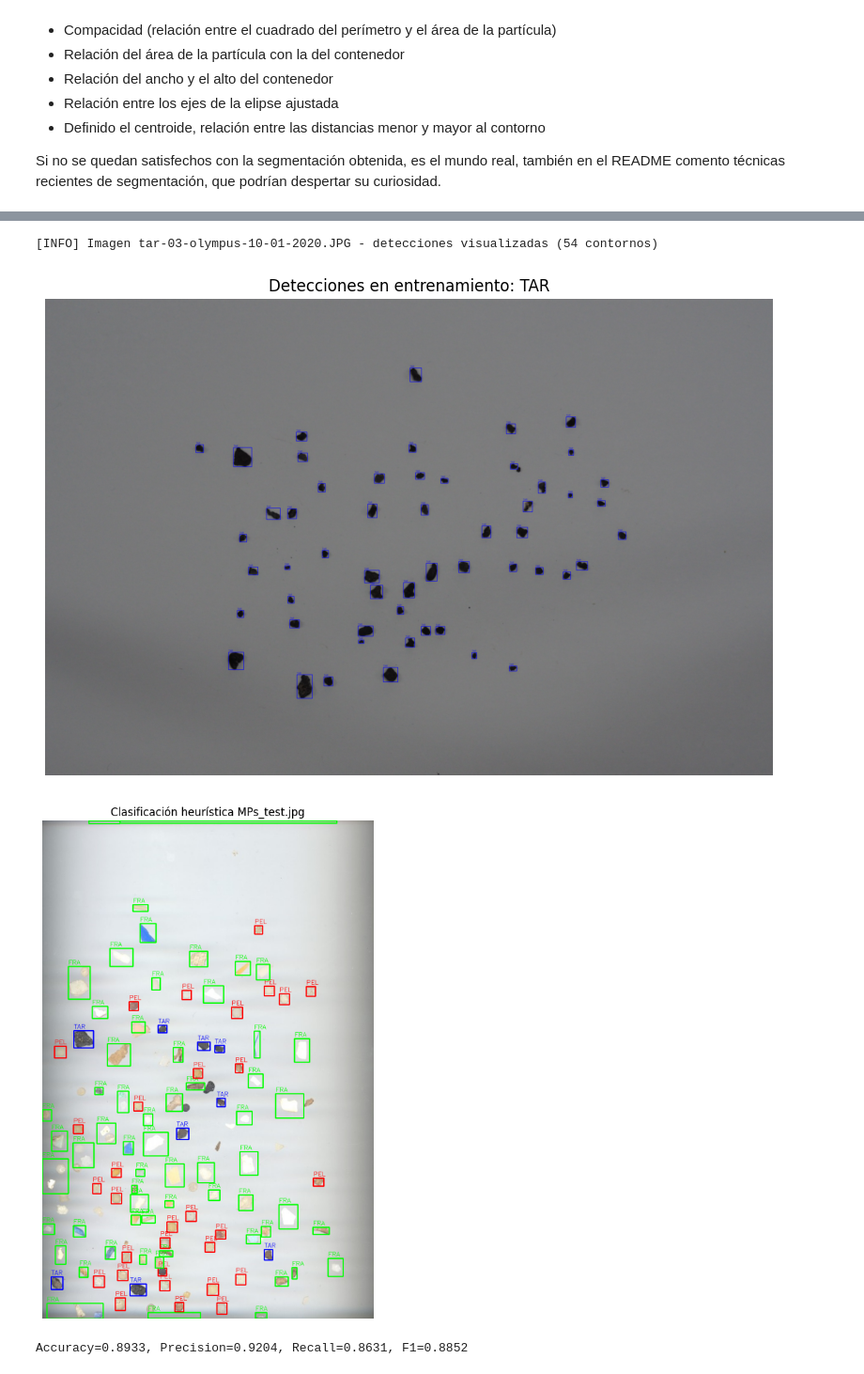
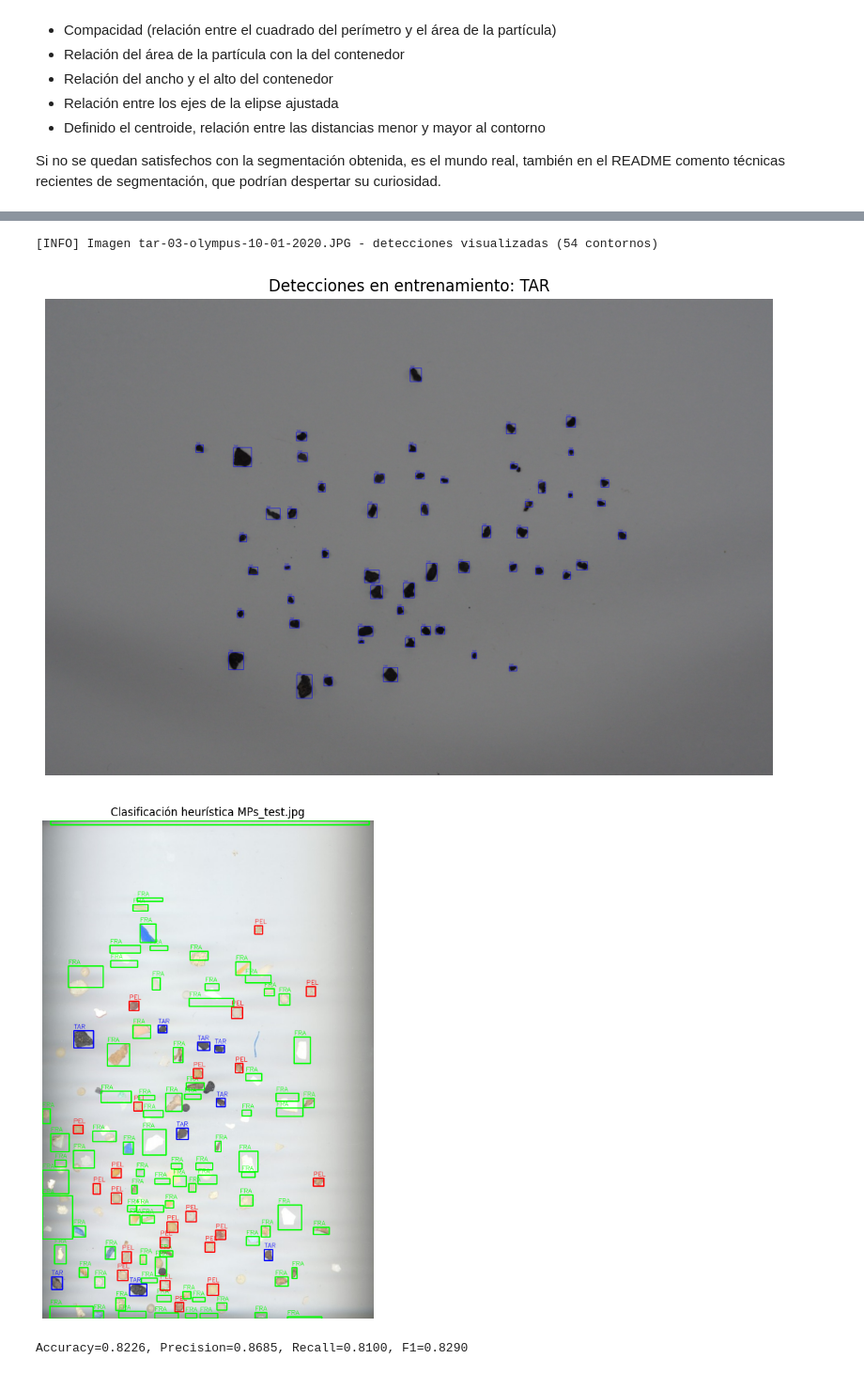
Before and after one commit to maikos08/VC-ULPGC, a Jupyter notebook: VC_P3/VC_P3.ipynb, the cells around one changed output, grey strips where cells are left out. Shown at 94% size. Cells and saved outputs as stored; diff of their text form; code cells hidden in the pictures.

Commit message:
fix: Fix error with build_binary_mask.

```diff
--- a/VC_P3/VC_P3.ipynb
+++ b/VC_P3/VC_P3.ipynb
@@ -326,21 +326,21 @@ def build_binary_mask(img_bgr, morph_kernel_size=5, debug=False):
     return img_eq, mask_final
 
 def detectar_contornos_validos(img, min_area=300, max_area=10000, solapamiento_minimo=True):
-    """Detecta contornos válidos tras corrección y filtrado"""
-    gray = cv2.cvtColor(img, cv2.COLOR_BGR2GRAY)
-    background = cv2.medianBlur(gray, 31)
-    gray_corrected = cv2.addWeighted(gray, 1.5, background, -0.5, 0)
-    mask = cv2.adaptiveThreshold(cv2.GaussianBlur(gray_corrected,(5,5),0), 255,
-                                 cv2.ADAPTIVE_THRESH_MEAN_C, cv2.THRESH_BINARY_INV, 11, 2)
+    """Detecta contornos válidos usando build_binary_mask y filtrado posterior"""
+    img_eq, mask = build_binary_mask(img)
     contours,_ = cv2.findContours(mask, cv2.RETR_EXTERNAL, cv2.CHAIN_APPROX_SIMPLE)
     contours = [c for c in contours if min_area <= cv2.contourArea(c) <= max_area]
+
     to_remove = set()
     for i in range(len(contours)):
         for j in range(i+1,len(contours)):
             val = iou_boxes(cv2.boundingRect(contours[i]), cv2.boundingRect(contours[j]))
             if val>0:
-                if cv2.contourArea(contours[i]) < cv2.contourArea(contours[j]): to_remove.add(i)
-                else: to_remove.add(j)
+                if cv2.contourArea(contours[i]) < cv2.contourArea(contours[j]):
+                    to_remove.add(i)
+                else:
+                    to_remove.add(j)
+
     return [c for k,c in enumerate(contours) if k not in to_remove]
 
 def extraer_features_contornos(img, contours):
@@ -500,5 +500,5 @@ if __name__=="__main__":
 [figure]
 [INFO] Imagen tar-03-olympus-10-01-2020.JPG - detecciones visualizadas (54 contornos)
 [figure]
-[figure, old version]
+[figure, new version]
-Accuracy=0.8933, Precision=0.9204, Recall=0.8631, F1=0.8852
+Accuracy=0.8226, Precision=0.8685, Recall=0.8100, F1=0.8290
```
Also changed, not shown: parts of 1 cell of this notebook, 6 other files.
